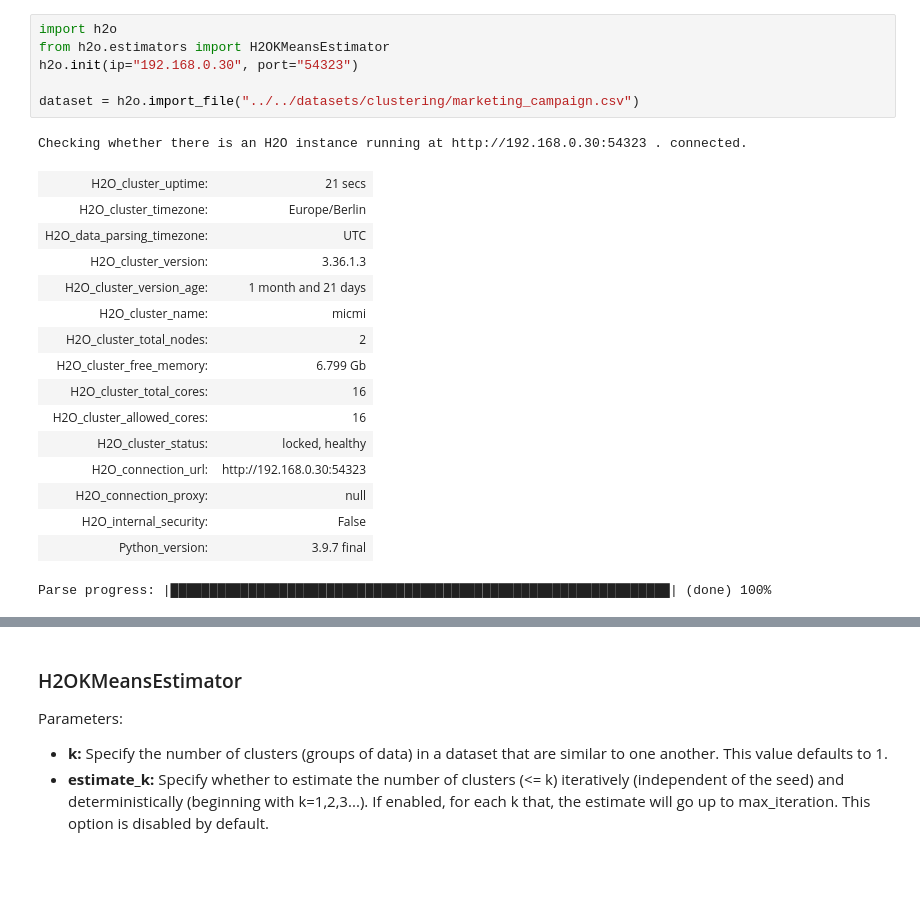
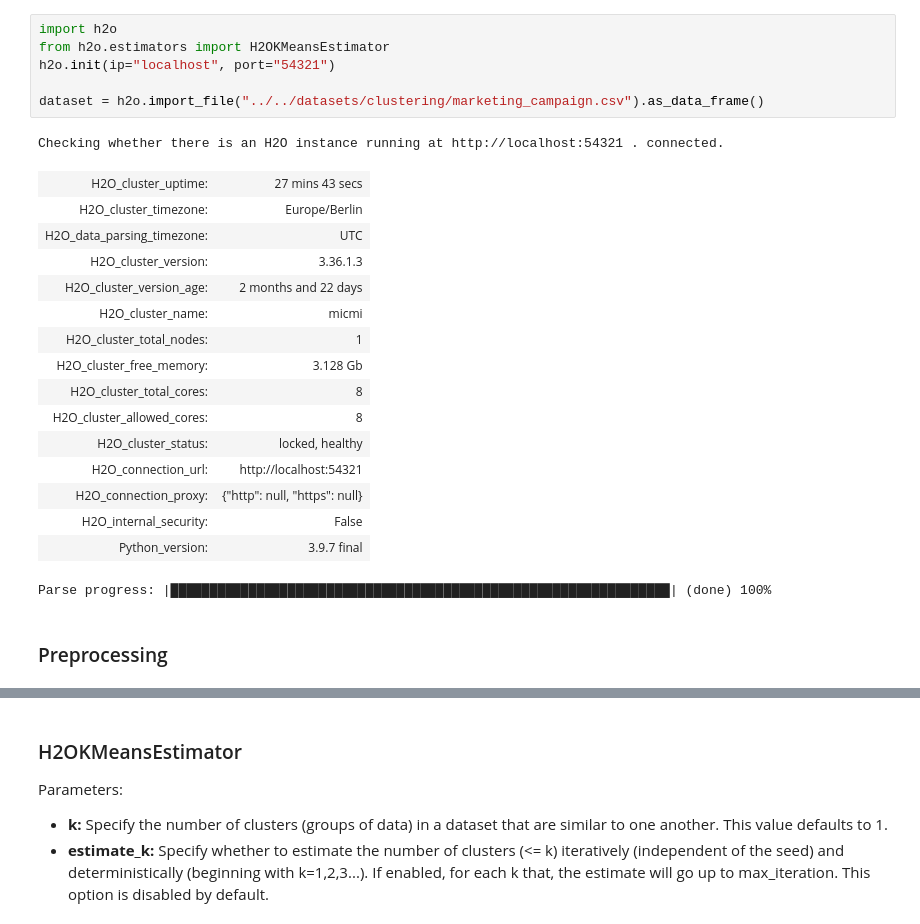
Before and after one commit to pietroepis/ml-project-work, a Jupyter notebook: h2o/clustering/main.ipynb, the cells around one changed output, grey strips where cells are left out. Cells and saved outputs as stored; diff of their text form; blank space fills up the shorter version.

```diff
--- a/h2o/clustering/main.ipynb
+++ b/h2o/clustering/main.ipynb
@@ -1,24 +1,26 @@
 # %%
 import h2o
 from h2o.estimators import H2OKMeansEstimator
-h2o.init(ip="192.168.0.30", port="54323")
+h2o.init(ip="localhost", port="54321")
 
-dataset = h2o.import_file("../../datasets/clustering/marketing_campaign.csv")
+dataset = h2o.import_file("../../datasets/clustering/marketing_campaign.csv").as_data_frame()
 # %% [output]
-Checking whether there is an H2O instance running at http://192.168.0.30:54323 . connected.
+Checking whether there is an H2O instance running at http://localhost:54321 . connected.
-| H2O_cluster_uptime: | 21 secs |
+| H2O_cluster_uptime: | 27 mins 43 secs |
 | H2O_cluster_timezone: | Europe/Berlin |
 | H2O_data_parsing_timezone: | UTC |
 | H2O_cluster_version: | 3.36.1.3 |
-| H2O_cluster_version_age: | 1 month and 21 days |
+| H2O_cluster_version_age: | 2 months and 22 days |
 | H2O_cluster_name: | micmi |
-| H2O_cluster_total_nodes: | 2 |
-| H2O_cluster_free_memory: | 6.799 Gb |
-| H2O_cluster_total_cores: | 16 |
-| H2O_cluster_allowed_cores: | 16 |
+| H2O_cluster_total_nodes: | 1 |
+| H2O_cluster_free_memory: | 3.128 Gb |
+| H2O_cluster_total_cores: | 8 |
+| H2O_cluster_allowed_cores: | 8 |
 | H2O_cluster_status: | locked, healthy |
-| H2O_connection_url: | http://192.168.0.30:54323 |
-| H2O_connection_proxy: | null |
+| H2O_connection_url: | http://localhost:54321 |
+| H2O_connection_proxy: | {"http": null, "https": null} |
 | H2O_internal_security: | False |
 | Python_version: | 3.9.7 final |
 Parse progress: |████████████████████████████████████████████████████████████████| (done) 100%
+# %% [markdown]
+### Preprocessing
```
Also changed, not shown: parts of 6 cells of this notebook, 7 other files.
